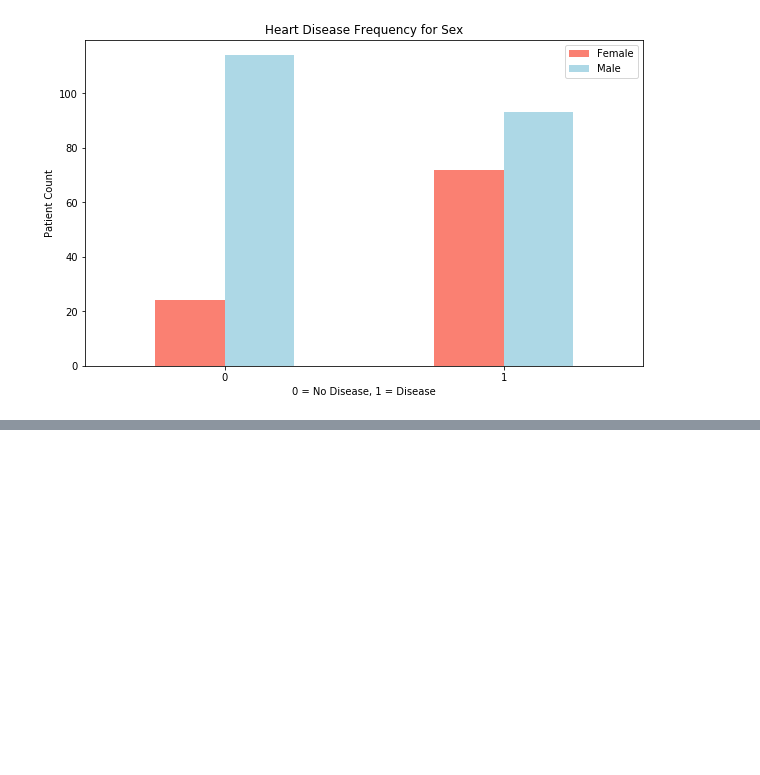
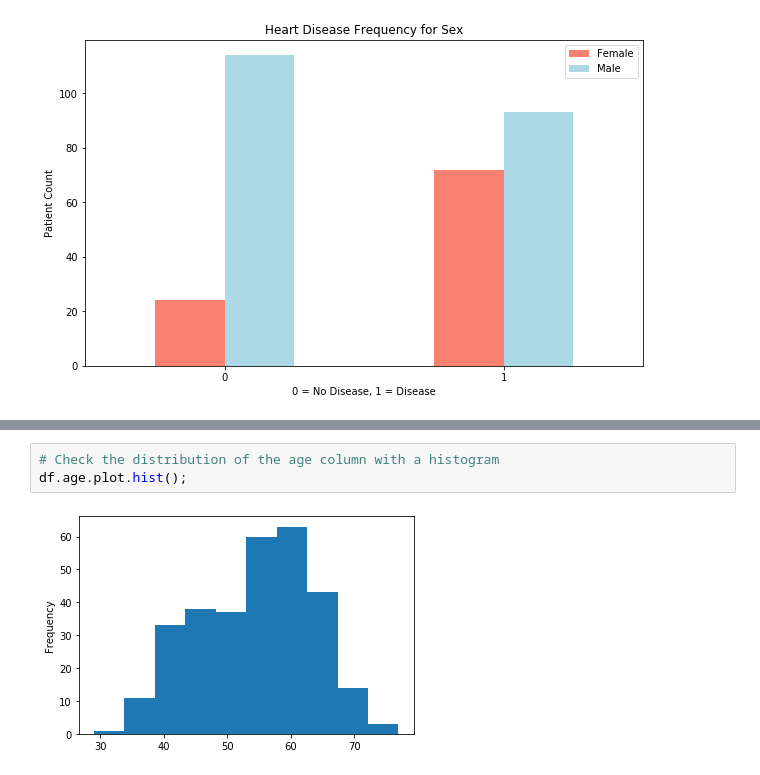
Before and after one commit to derekadams-uas/heart-disease-classification, a Jupyter notebook: Heart_Disease_Classification.ipynb, the cells around one changed output, grey strips where cells are left out. Saved outputs shown, nothing was run; the diff lists cells and outputs as text; blank space fills up the shorter version.

```diff
--- a/Heart_Disease_Classification.ipynb
+++ b/Heart_Disease_Classification.ipynb
@@ -219,0 +243,5 @@ plt.xticks(rotation=0)
+# %%
+# Check the distribution of the age column with a histogram
+df.age.plot.hist();
+# %% [output]
+[figure, added]
```
Also changed, not shown: parts of 5 cells of this notebook.
